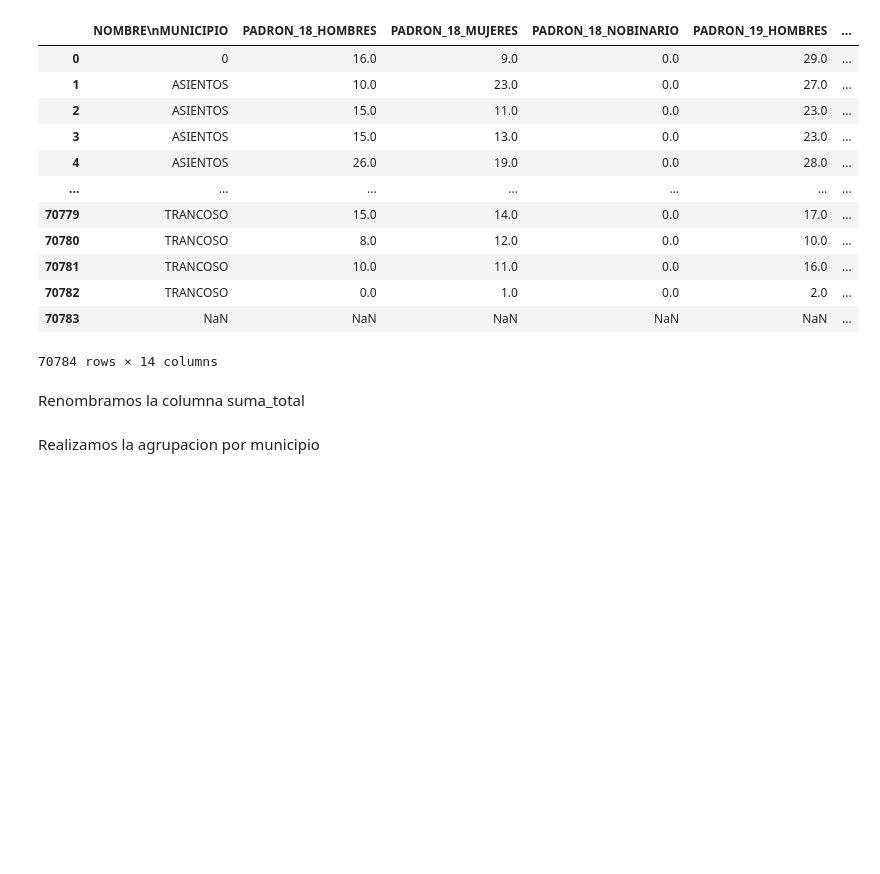
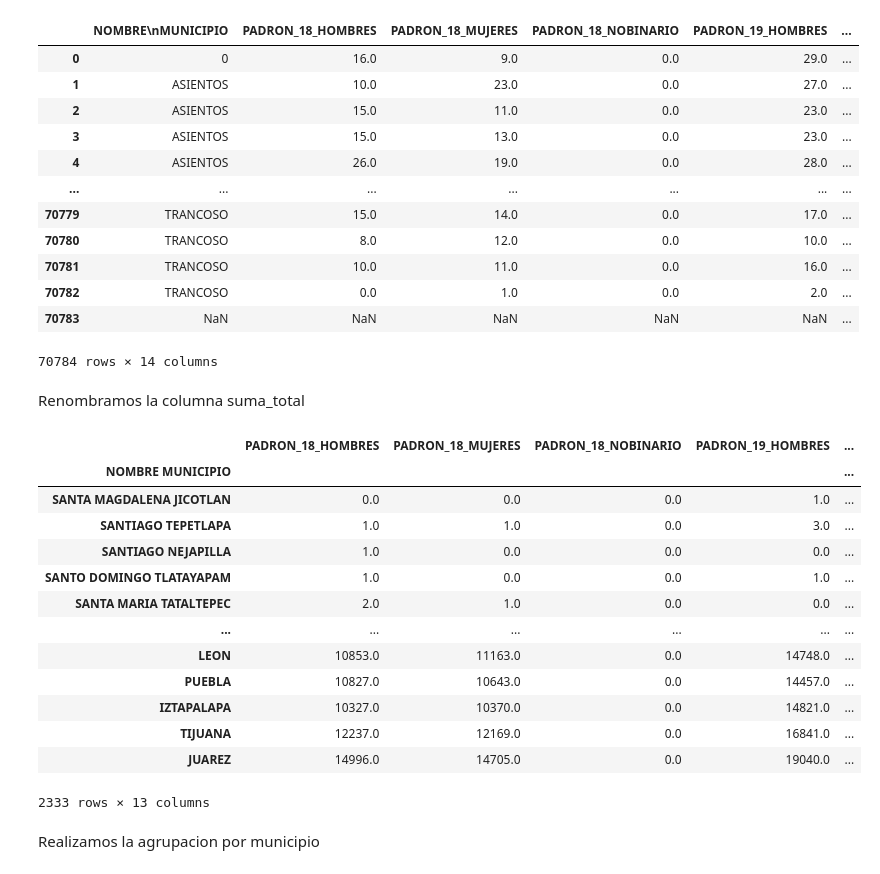
Before and after one commit to codehdez/INEJUVENTUD, a Jupyter notebook: src/eda.ipynb, the cells around one changed output. Cells and saved outputs as stored; diff of their text form; code cells hidden in the pictures; blank space fills up the shorter version.

```diff
--- a/src/eda.ipynb
+++ b/src/eda.ipynb
@@ -253,6 +252,25 @@ dfb
 70784 rows × 14 columns
 # %% [markdown]
 Renombramos la columna suma_total
+# %%
+resultado_agrupado1 = dfb.groupby('NOMBRE\nMUNICIPIO' ).sum().sort_values(by='suma_total')
+# %%
+resultado_agrupado1
+# %% [output]
+|  | PADRON_18_HOMBRES | PADRON_18_MUJERES | PADRON_18_NOBINARIO | PADRON_19_HOMBRES | ... |
+| NOMBRE MUNICIPIO |  |  |  |  | ... |
+| SANTA MAGDALENA JICOTLAN | 0.0 | 0.0 | 0.0 | 1.0 | ... |
+| SANTIAGO TEPETLAPA | 1.0 | 1.0 | 0.0 | 3.0 | ... |
+| SANTIAGO NEJAPILLA | 1.0 | 0.0 | 0.0 | 0.0 | ... |
+| SANTO DOMINGO TLATAYAPAM | 1.0 | 0.0 | 0.0 | 1.0 | ... |
+| SANTA MARIA TATALTEPEC | 2.0 | 1.0 | 0.0 | 0.0 | ... |
+| ... | ... | ... | ... | ... | ... |
+| LEON | 10853.0 | 11163.0 | 0.0 | 14748.0 | ... |
+| PUEBLA | 10827.0 | 10643.0 | 0.0 | 14457.0 | ... |
+| IZTAPALAPA | 10327.0 | 10370.0 | 0.0 | 14821.0 | ... |
+| TIJUANA | 12237.0 | 12169.0 | 0.0 | 16841.0 | ... |
+| JUAREZ | 14996.0 | 14705.0 | 0.0 | 19040.0 | ... |
+2333 rows × 13 columns
 # %% [markdown]
 Realizamos la agrupacion por municipio
 # %%
```
Also changed, not shown: parts of 8 cells of this notebook.
